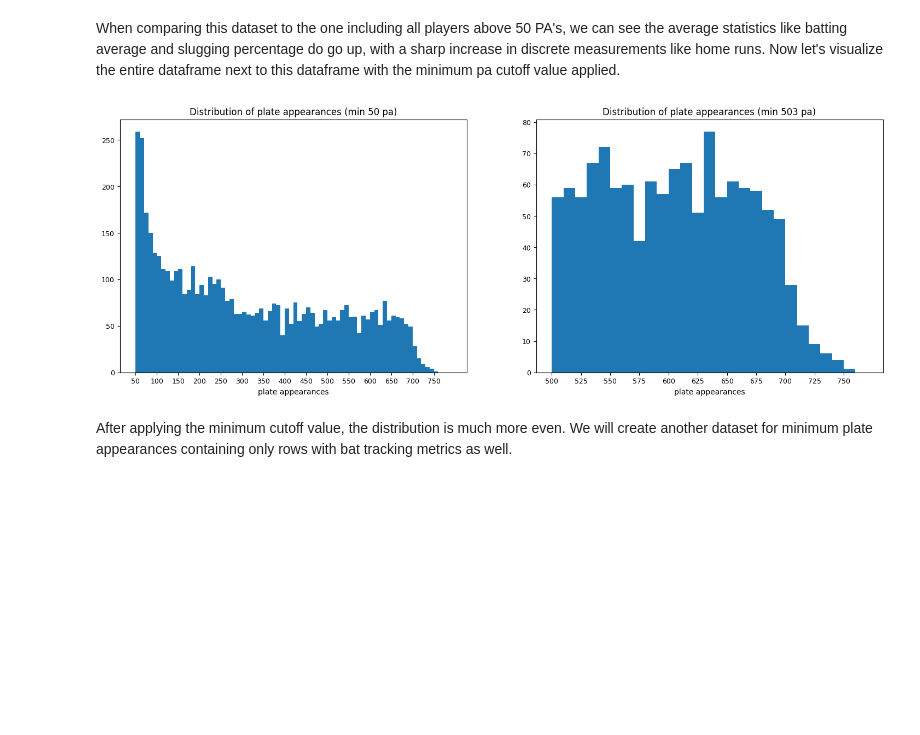
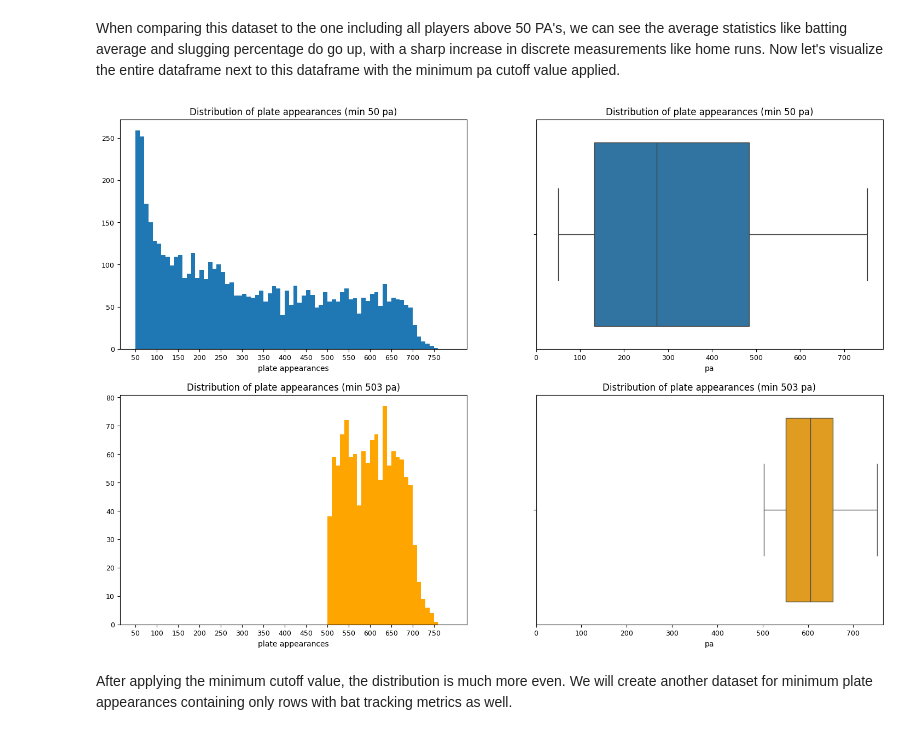
Before and after one commit to RyRom/da-proj, a Jupyter notebook: ml_demo.ipynb, the cells around one changed output. Saved outputs shown, nothing was run; the diff lists cells and outputs as text; code cells hidden in the pictures; blank space fills up the shorter version.

Commit message:
Added boxplot to analyze data

```diff
--- a/ml_demo.ipynb
+++ b/ml_demo.ipynb
@@ -163,23 +195,35 @@ df_min[['pa', 'batting_avg', 'home_run', 'slg_percent']].describe()
 When comparing this dataset to the one including all players above 50 PA's, we can see the average statistics like batting average and slugging percentage do go up, with a sharp increase in discrete measurements like home runs. Now let's visualize the entire dataframe next to this dataframe with the minimum pa cutoff value applied.
 # %%
 # Set figure and axes
-fig, ax = plt.subplots(1, 2, figsize=(18,6))
+fig, ax = plt.subplots(2, 2, figsize=(18,12))
 
-ax[0].hist(df['pa'], bins=range(50, 800, 10))
-ax[0].set_xticks(range(50, 800, 50))
-ax[0].tick_params(axis='both', which='major', labelsize=9)
-ax[0].set_title('Distribution of plate appearances (min 50 pa)')
-ax[0].set_xlabel('plate appearances')
+# Create hist of pa's for all data
+ax[0][0].hist(df['pa'], bins=range(50, 800, 10))
+ax[0][0].set_xticks(range(50, 800, 50))
+ax[0][0].tick_params(axis='both', which='major', labelsize=9)
+ax[0][0].set_title('Distribution of plate appearances (min 50 pa)')
+ax[0][0].set_xlabel('plate appearances')
 
-ax[1].hist(df['pa'], bins=range(500, 775, 10))
-ax[1].set_xticks(range(500, 775, 25))
-ax[1].tick_params(axis='both', which='major', labelsize=9)
-ax[1].set_title('Distribution of plate appearances (min 503 pa)')
-ax[1].set_xlabel('plate appearances')
+# Create hist of pa's for those above cutoff value
+ax[1][0].hist(df_min['pa'], bins=range(50, 800, 10), color='orange')
+ax[1][0].set_xticks(range(50, 800, 50))
+ax[1][0].tick_params(axis='both', which='major', labelsize=9)
+ax[1][0].set_title('Distribution of plate appearances (min 503 pa)')
+ax[1][0].set_xlabel('plate appearances')
+
+sns.boxplot(x=df['pa'], ax=ax[0][1])
+ax[0][1].set_title('Distribution of plate appearances (min 50 pa)')
+ax[0][1].tick_params(axis='both', which='major', labelsize=9)
+ax[0][1].set_xticks(range(0, 800, 100))
+
+sns.boxplot(x=df_min['pa'], ax=ax[1][1], color='orange')
+ax[1][1].set_title('Distribution of plate appearances (min 503 pa)')
+ax[1][1].tick_params(axis='both', which='major', labelsize=9)
+ax[1][1].set_xticks(range(0, 800, 100))
 
 plt.show()
 # %% [output]
-[figure, old version]
+[figure, new version]
 # %% [markdown]
 After applying the minimum cutoff value, the distribution is much more even. We will create another dataset for minimum plate appearances containing only rows with bat tracking metrics as well.
 # %%
```
Also changed, not shown: parts of 6 cells of this notebook.
